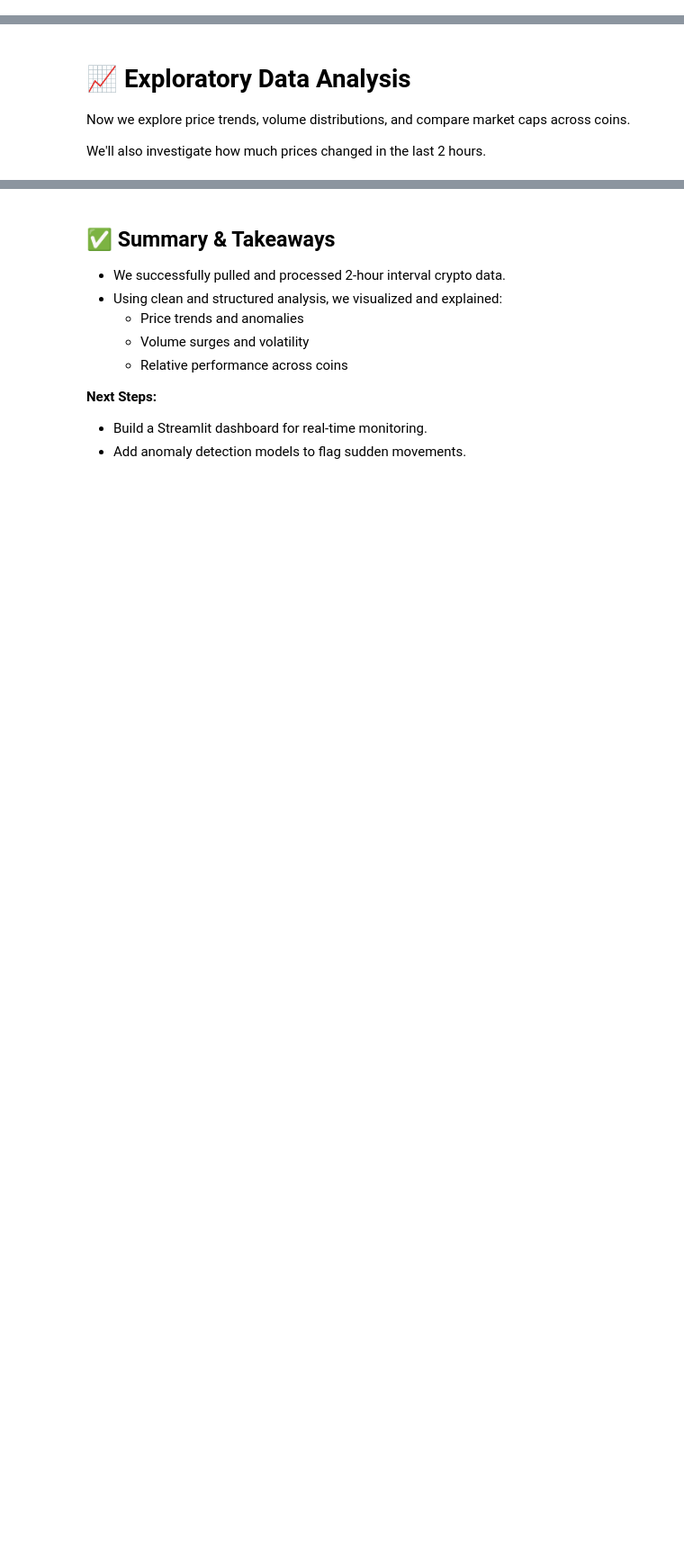
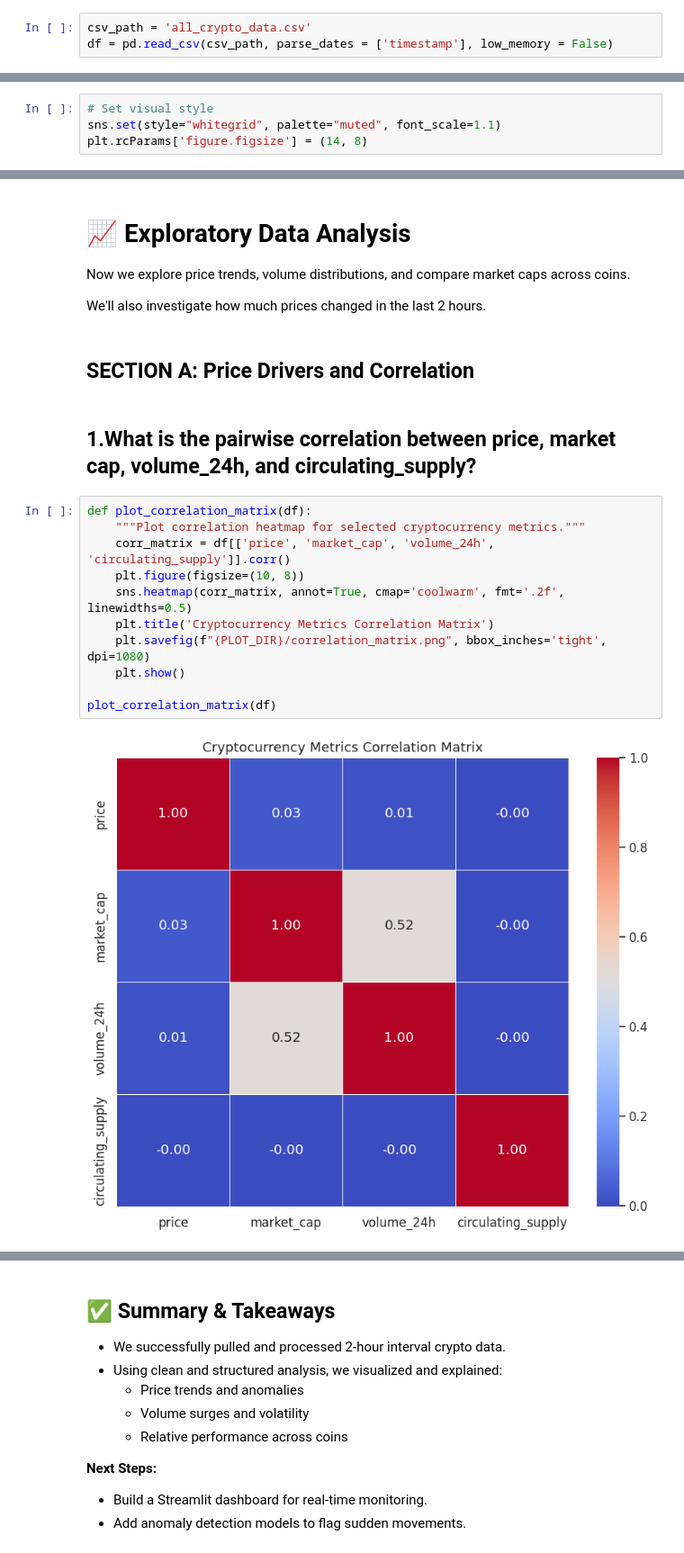
Before and after one commit to Humpnduati/Cryptocurrency_Market_Analysis, a Jupyter notebook: crypto_price_storytelling.ipynb, the cells around one changed output, grey strips where cells are left out. Shown at 90% size. Saved outputs shown, nothing was run; the diff lists cells and outputs as text; blank space fills up the shorter version.

```diff
--- a/crypto_price_storytelling.ipynb
+++ b/crypto_price_storytelling.ipynb
@@ -26,5 +114,12 @@ We load the previously scraped data (`all_crypto_data.csv`) and begin initial pr
+# %%
+csv_path = 'all_crypto_data.csv'
+df = pd.read_csv(csv_path, parse_dates = ['timestamp'], low_memory = False)
 # %% [markdown]
 
 ## 🧹 Data Cleaning
 
 Let’s convert timestamps, handle missing or infinite values, and ensure the dataset is analysis-ready.
+# %%
+# Set visual style
+sns.set(style="whitegrid", palette="muted", font_scale=1.1)
+plt.rcParams['figure.figsize'] = (14, 8)
@@ -35,3 +202,20 @@ Let’s convert timestamps, handle missing or infinite values, and ensure the da
 Now we explore price trends, volume distributions, and compare market caps across coins.
 
 We'll also investigate how much prices changed in the last 2 hours.
+# %% [markdown]
+## SECTION A: Price Drivers and Correlation
+# %% [markdown]
+## 1.What is the pairwise correlation between price, market cap, volume_24h, and circulating_supply?
+# %%
+def plot_correlation_matrix(df):
+    """Plot correlation heatmap for selected cryptocurrency metrics."""
+    corr_matrix = df[['price', 'market_cap', 'volume_24h', 'circulating_supply']].corr()
+    plt.figure(figsize=(10, 8))
+    sns.heatmap(corr_matrix, annot=True, cmap='coolwarm', fmt='.2f', linewidths=0.5)
+    plt.title('Cryptocurrency Metrics Correlation Matrix')
+    plt.savefig(f"{PLOT_DIR}/correlation_matrix.png", bbox_inches='tight', dpi=1080)
+    plt.show()
+
+plot_correlation_matrix(df)
+# %% [output]
+[figure, added]
```
Also changed, not shown: parts of 44 cells of this notebook, 14 other files.
